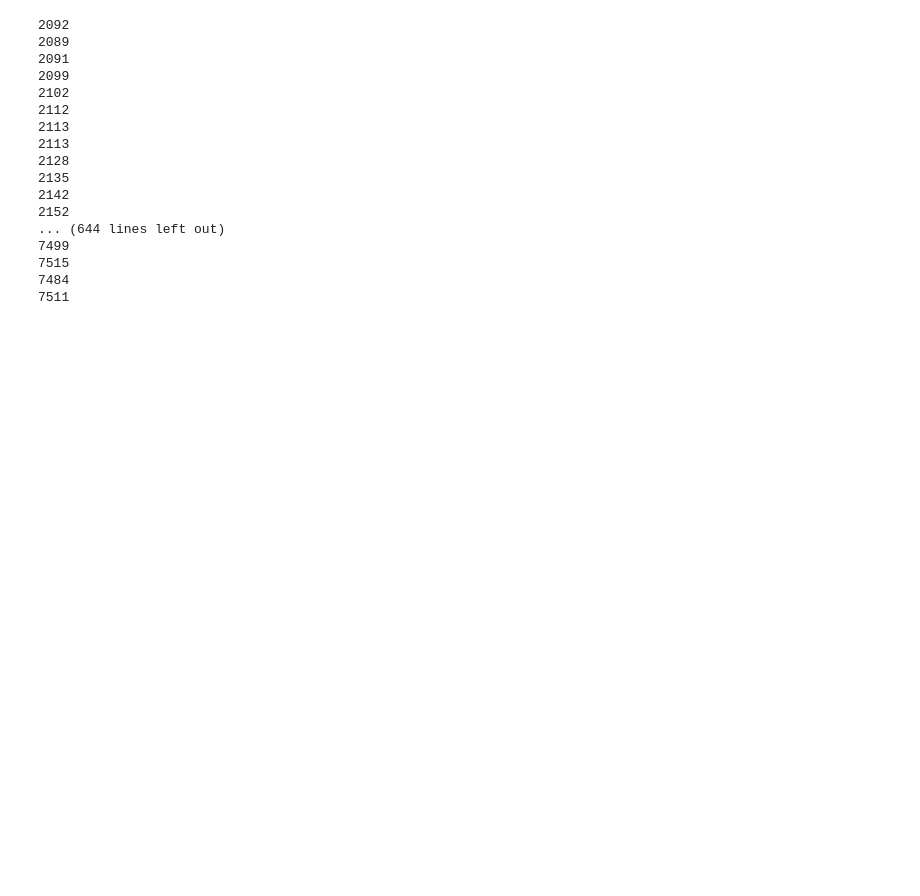
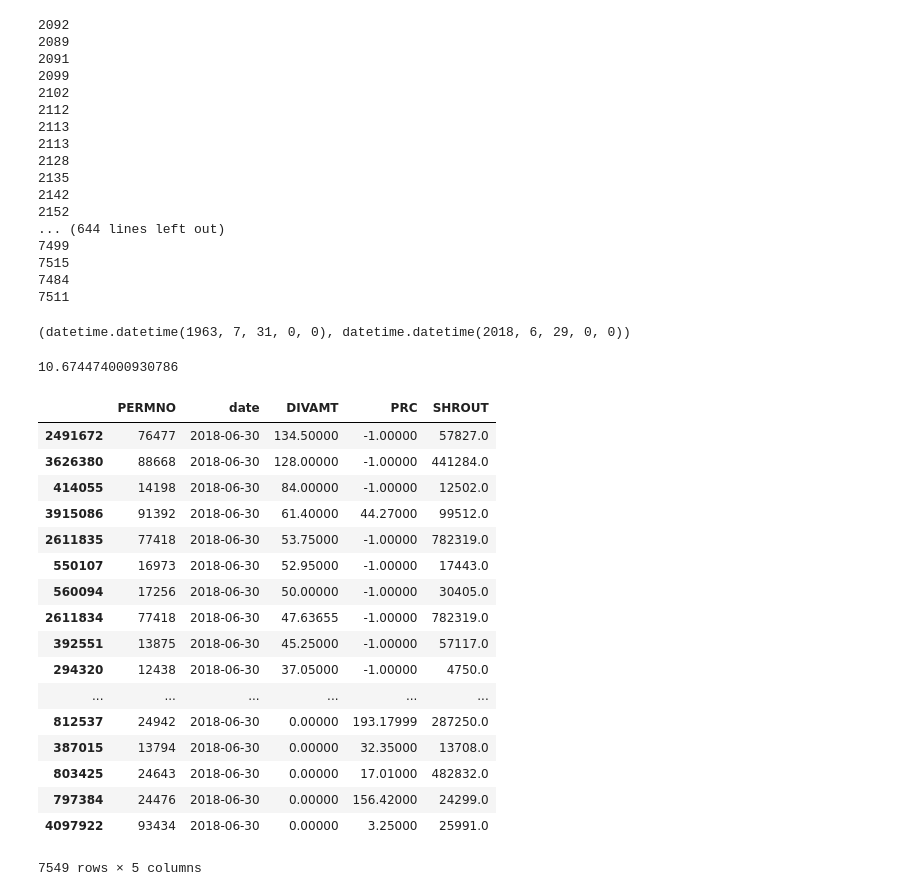
Before and after one commit to YaxinCen/Low-vol-anomaly-Trading-Strategy, a Jupyter notebook: Low Vol v2.ipynb, the cells around one changed output. Saved outputs shown, nothing was run; the diff lists cells and outputs as text; code cells hidden in the pictures; blank space fills up the shorter version.

```diff
--- a/Low Vol v2.ipynb
+++ b/Low Vol v2.ipynb
@@ -159,3 +181,44 @@ for date in store.keys():
 7515
 7484
 7511
+# %%
+datetime.datetime(1963,7,31), datetime.datetime(2018, 6, 29, 0, 0)
+# %% [output]
+(datetime.datetime(1963, 7, 31, 0, 0), datetime.datetime(2018, 6, 29, 0, 0))
+# %%
+# find the record of the company of a certain month
+start_time = time.time()
+
+def find_component(date,
+                   start_time):
+    date_df = []
+    for stock in store[date]:
+        data_slice = pd.DataFrame(data[dates_ind[stock][0]:dates_ind[stock][1]+1])
+        n = np.where(data_slice['date']==date)
+        date_df.append(data_slice.iloc[n])
+    print(time.time()-start_time)
+    return pd.concat(date_df)
+frame = find_component(datetime.datetime(2018, 6, 30, 0, 0), start_time)
+# %% [output]
+10.674474000930786
+# %%
+frame.sort_values(['DIVAMT'],ascending=False)
+# %% [output]
+|  | PERMNO | date | DIVAMT | PRC | SHROUT |
+| 2491672 | 76477 | 2018-06-30 | 134.50000 | -1.00000 | 57827.0 |
+| 3626380 | 88668 | 2018-06-30 | 128.00000 | -1.00000 | 441284.0 |
+| 414055 | 14198 | 2018-06-30 | 84.00000 | -1.00000 | 12502.0 |
+| 3915086 | 91392 | 2018-06-30 | 61.40000 | 44.27000 | 99512.0 |
+| 2611835 | 77418 | 2018-06-30 | 53.75000 | -1.00000 | 782319.0 |
+| 550107 | 16973 | 2018-06-30 | 52.95000 | -1.00000 | 17443.0 |
+| 560094 | 17256 | 2018-06-30 | 50.00000 | -1.00000 | 30405.0 |
+| 2611834 | 77418 | 2018-06-30 | 47.63655 | -1.00000 | 782319.0 |
+| 392551 | 13875 | 2018-06-30 | 45.25000 | -1.00000 | 57117.0 |
+| 294320 | 12438 | 2018-06-30 | 37.05000 | -1.00000 | 4750.0 |
+| ... | ... | ... | ... | ... | ... |
+| 812537 | 24942 | 2018-06-30 | 0.00000 | 193.17999 | 287250.0 |
+| 387015 | 13794 | 2018-06-30 | 0.00000 | 32.35000 | 13708.0 |
+| 803425 | 24643 | 2018-06-30 | 0.00000 | 17.01000 | 482832.0 |
+| 797384 | 24476 | 2018-06-30 | 0.00000 | 156.42000 | 24299.0 |
+| 4097922 | 93434 | 2018-06-30 | 0.00000 | 3.25000 | 25991.0 |
+7549 rows × 5 columns
```
Also changed, not shown: parts of 7 cells of this notebook.
